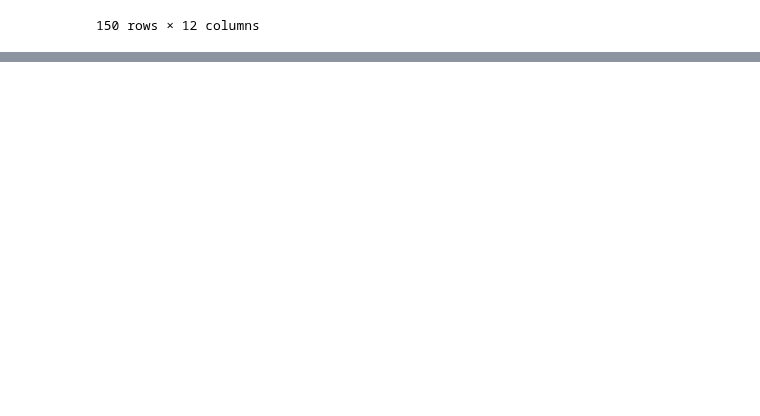
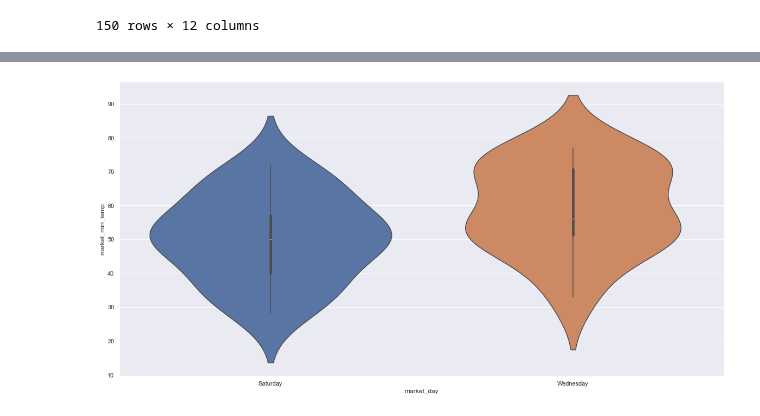
Before and after one commit to stephenkipkurui/Data-Science-Playground, a Jupyter notebook: SQL/Structured_Query_Language.ipynb, the cells around one changed output, grey strips where cells are left out. Cells and saved outputs as stored; diff of their text form; code cells hidden in the pictures; blank space fills up the shorter version.

```diff
--- a/SQL/Structured_Query_Language.ipynb
+++ b/SQL/Structured_Query_Language.ipynb
@@ -57,0 +47,5 @@ df.iloc[:, [3, 4]]
+# %%
+sns.violinplot(data =season_year, y = 'market_min_temp', x= 'market_day' )
+None
+# %% [output]
+[figure, added]
```
Also changed, not shown: parts of 7 cells of this notebook, 2 other files.
